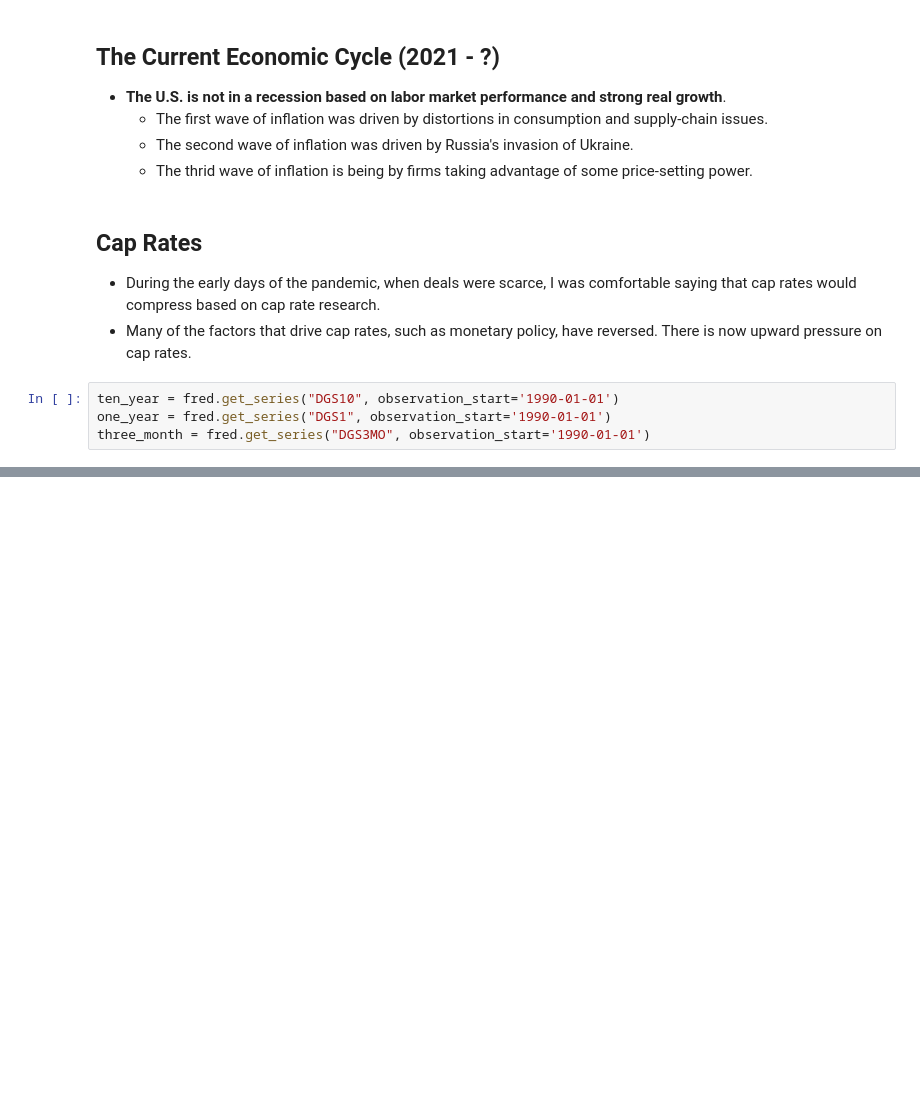
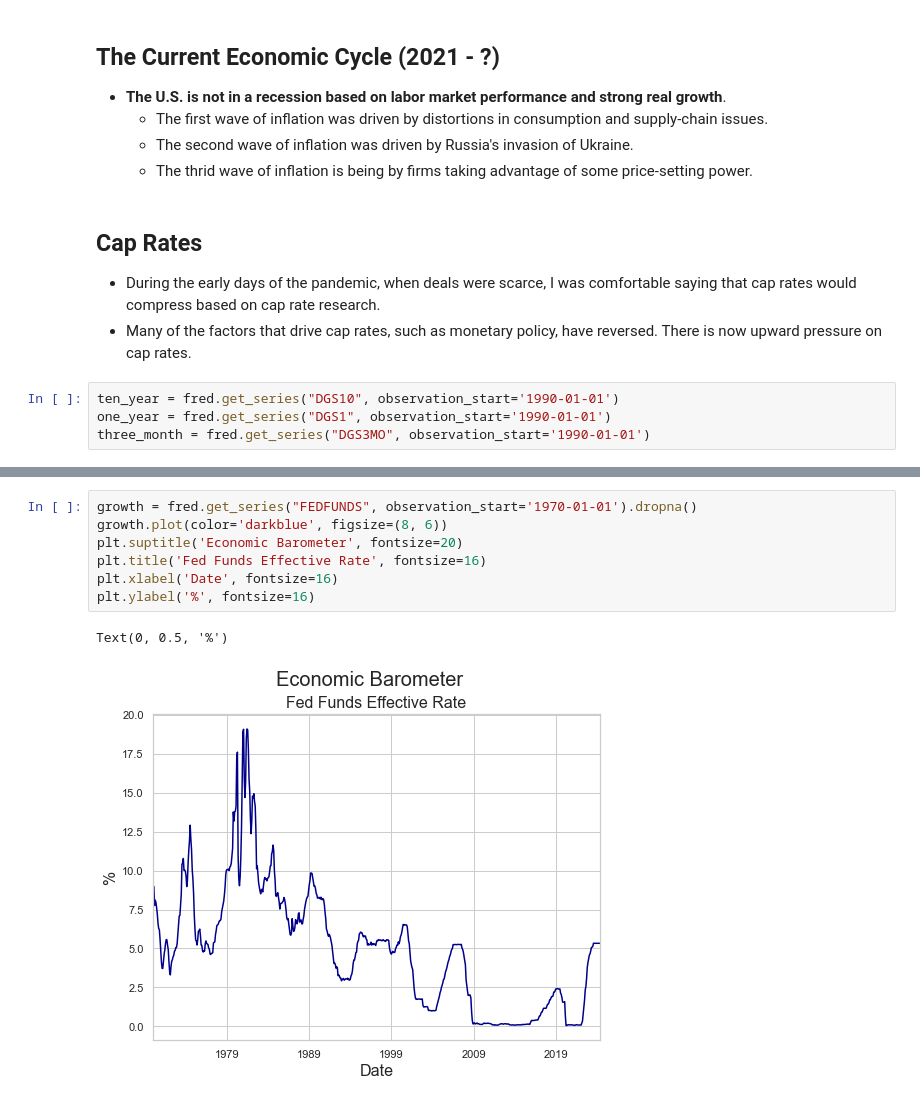
Before and after one commit to thsavage/Macroeconomic-Talking-Points, a Jupyter notebook: The Current Cycle.ipynb, the cells around one changed output, grey strips where cells are left out. Cells and saved outputs as stored; diff of their text form; blank space fills up the shorter version.

```diff
--- a/The Current Cycle.ipynb
+++ b/The Current Cycle.ipynb
@@ -168,3 +168,13 @@ plt.axhline(0, color="black")
+# %%
+growth = fred.get_series("FEDFUNDS", observation_start='1970-01-01').dropna()
+growth.plot(color='darkblue', figsize=(8, 6))
+plt.suptitle('Economic Barometer', fontsize=20)
+plt.title('Fed Funds Effective Rate', fontsize=16)
+plt.xlabel('Date', fontsize=16)
+plt.ylabel('%', fontsize=16)
+# %% [output]
+Text(0, 0.5, '%')
+[figure, added]
 # %%
 balance_sheet = fred.get_series("WALCL", observation_start='1990-01-01')
 balance_sheet.plot(color='darkblue', figsize=(8, 6))
```
Also changed, not shown: parts of 21 cells of this notebook.
